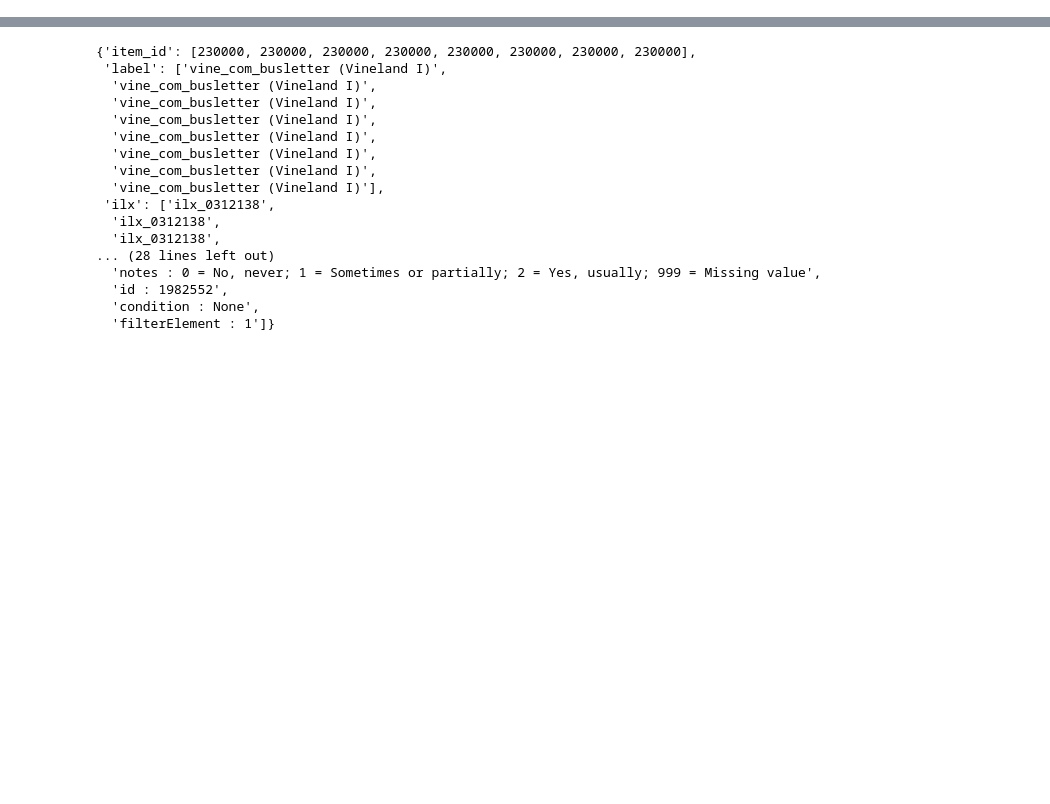
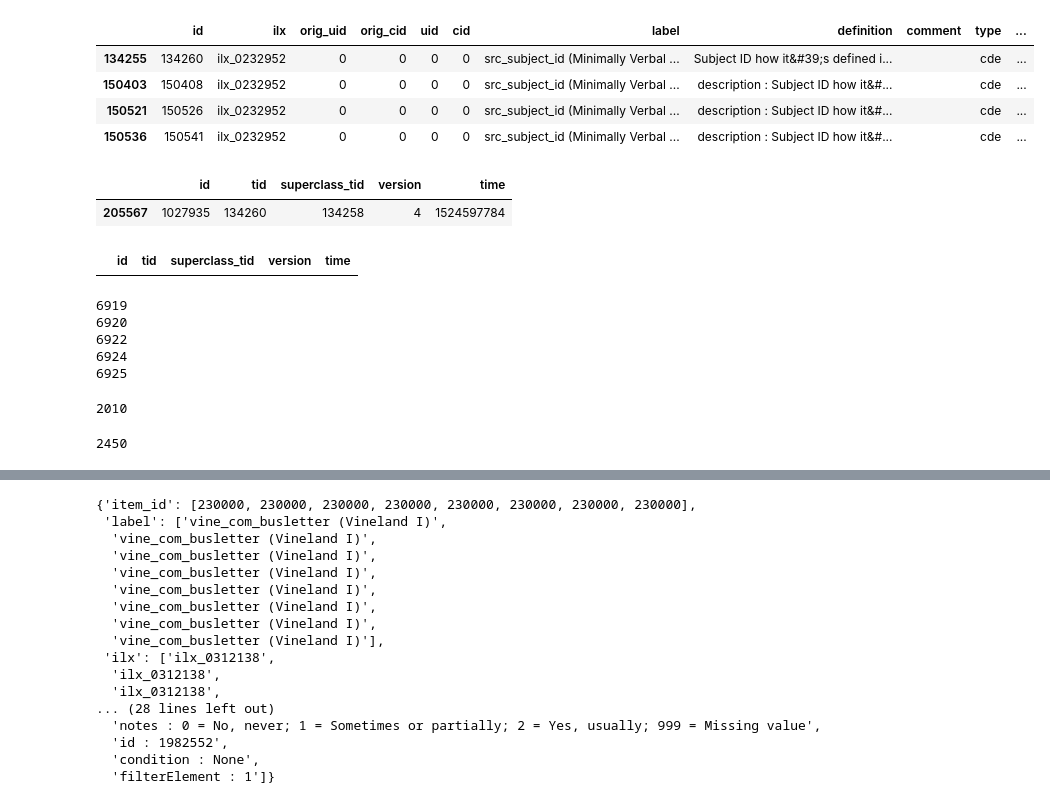
Before and after one commit to tgbugs/pyontutils, a Jupyter notebook: ilxutils/notebook-testing/check_interlex_modifications.ipynb, the cells around one changed output, grey strips where cells are left out. Saved outputs shown, nothing was run; the diff lists cells and outputs as text; code cells hidden in the pictures; blank space fills up the shorter version.

```diff
--- a/ilxutils/testing/check_interlex_modifications.ipynb
+++ b/ilxutils/notebook-testing/check_interlex_modifications.ipynb
@@ -18,0 +63,37 @@ sci = scicrunch(api_key=args.api_key, base_path=args.base_path, engine_key=args.
+# %%
+terms.loc[terms.label == 'src_subject_id (Minimally Verbal - Common Demographic Intake Form)']
+# %% [output]
+|  | id | ilx | orig_uid | orig_cid | uid | cid | label | definition | comment | type | ... |
+| 134255 | 134260 | ilx_0232952 | 0 | 0 | 0 | 0 | src_subject_id (Minimally Verbal ... | Subject ID how it&#39;s defined i... |  | cde | ... |
+| 150403 | 150408 | ilx_0232952 | 0 | 0 | 0 | 0 | src_subject_id (Minimally Verbal ... | description : Subject ID how it&#... |  | cde | ... |
+| 150521 | 150526 | ilx_0232952 | 0 | 0 | 0 | 0 | src_subject_id (Minimally Verbal ... | description : Subject ID how it&#... |  | cde | ... |
+| 150536 | 150541 | ilx_0232952 | 0 | 0 | 0 | 0 | src_subject_id (Minimally Verbal ... | description : Subject ID how it&#... |  | cde | ... |
+# %%
+superclasses.loc[superclasses.tid == 134260]
+# %% [output]
+|  | id | tid | superclass_tid | version | time |
+| 205567 | 1027935 | 134260 | 134258 | 4 | 1524597784 |
+# %%
+superclasses.loc[superclasses.id == 0]
+# %% [output]
+|  | id | tid | superclass_tid | version | time |
+# %%
+superclass_dict = {}
+for i, row in superclasses.iterrows():
+    superclass_dict.update({str(row.id):row})
+    if int(row.superclass_tid) == 0:
+        print(i)
+# %% [output]
+6919
+6920
+6922
+6924
+6925
+# %%
+360 + 80*2 + 190*2 + 160*2 + 200 + 200 + 100 + 100 + 190
+# %% [output]
+2010
+# %%
+1900 + 150 + 400
+# %% [output]
+2450
```
Also changed, not shown: parts of 14 cells of this notebook, 33 other files.
